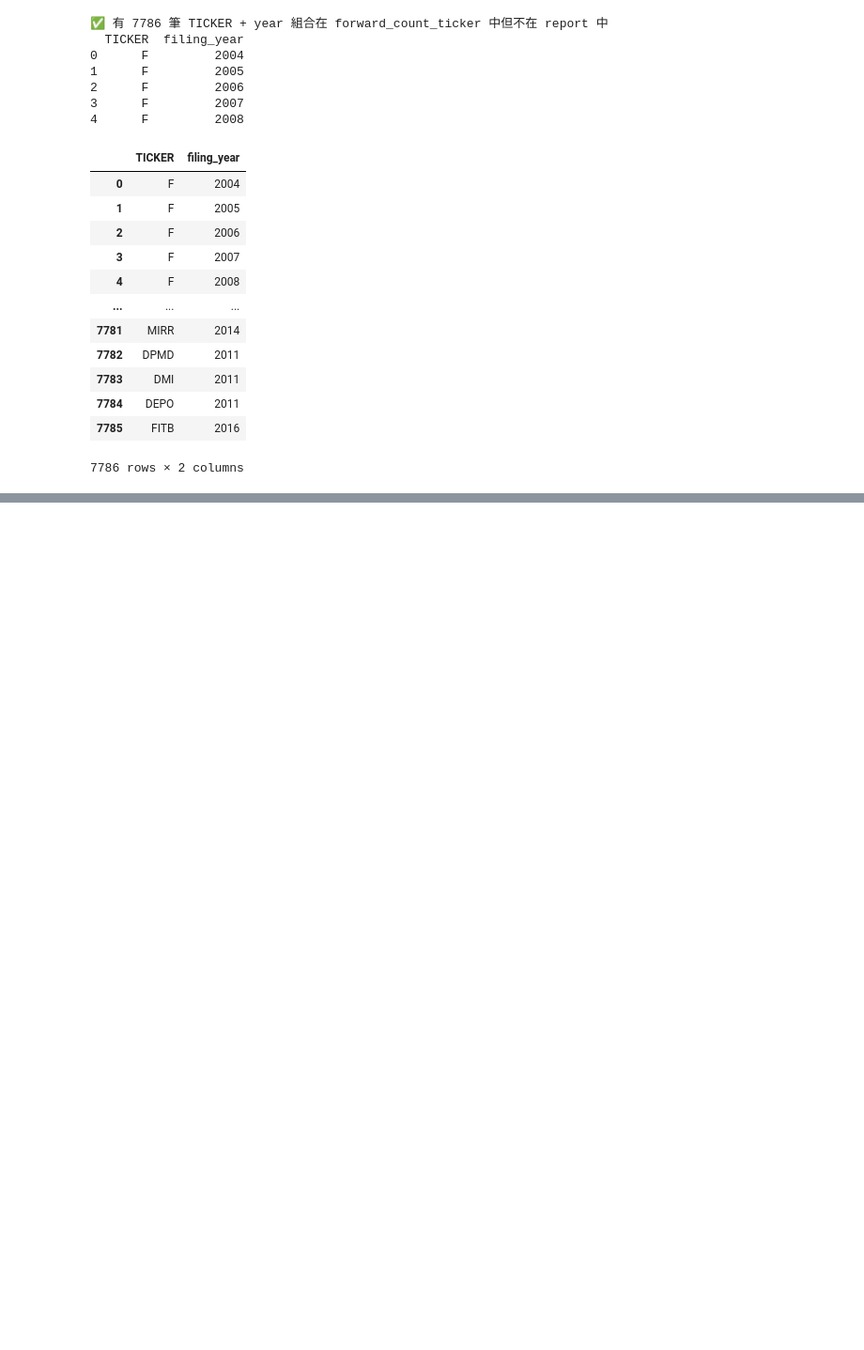
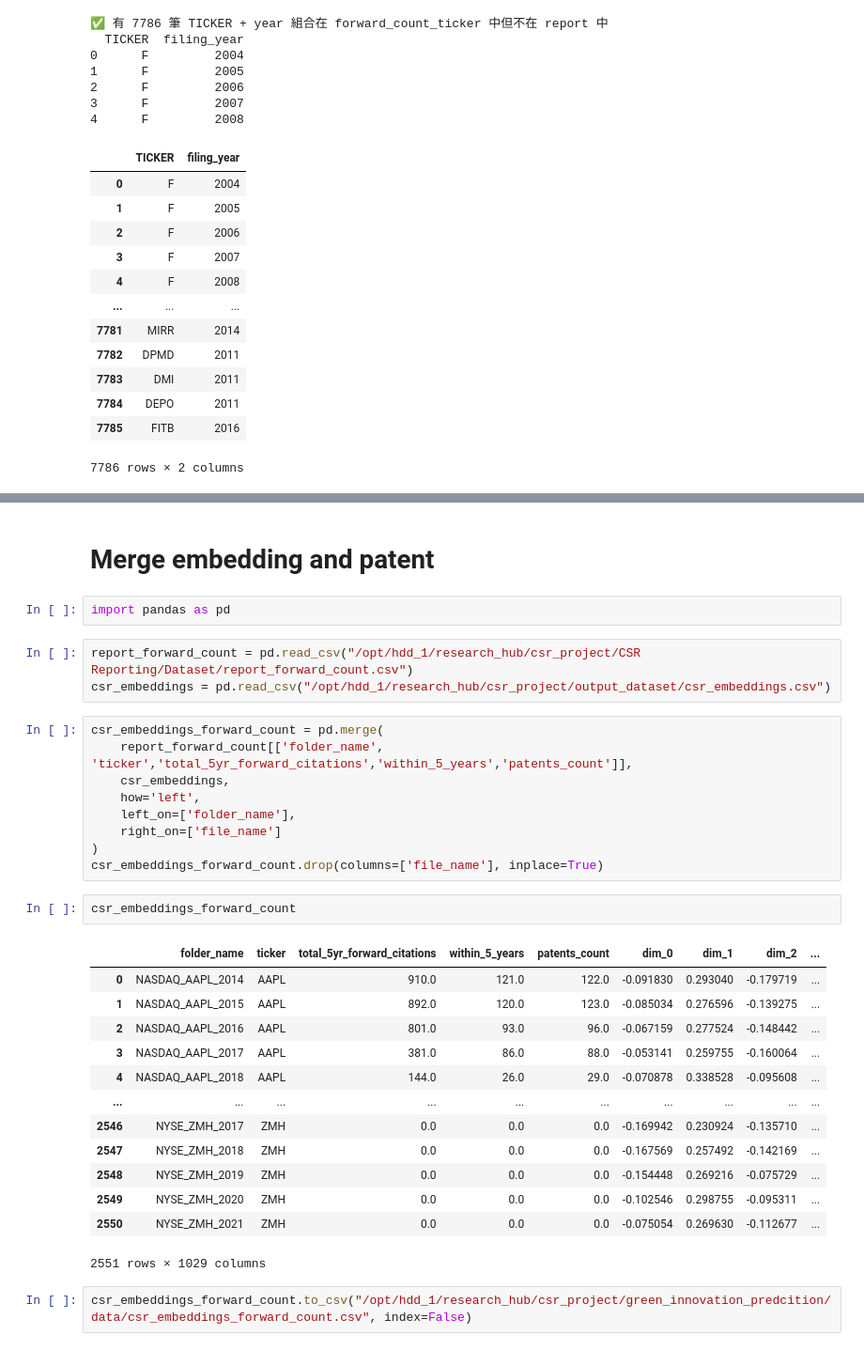
Before and after one commit to 10youting01/Green-innovation, a Jupyter notebook: prepossess_green_patent/merge_ticker_to_data.ipynb, the cells around one changed output, grey strips where cells are left out. Shown at 94% size. Cells and saved outputs as stored; diff of their text form; blank space fills up the shorter version.

Commit message:
(Merge) Implement feature X to enhance user experience and optimize performance

```diff
--- a/prepossess_green_patent/merge_ticker_to_data.ipynb
+++ b/prepossess_green_patent/merge_ticker_to_data.ipynb
@@ -500,0 +597,34 @@ print(missing_ticker_df.head())
+# %% [markdown]
+# Merge embedding and patent
+# %%
+import pandas as pd
+# %%
+report_forward_count = pd.read_csv("/opt/hdd_1/research_hub/csr_project/CSR Reporting/Dataset/report_forward_count.csv")
+csr_embeddings = pd.read_csv("/opt/hdd_1/research_hub/csr_project/output_dataset/csr_embeddings.csv")
+# %%
+csr_embeddings_forward_count = pd.merge(
+    report_forward_count[['folder_name', 'ticker','total_5yr_forward_citations','within_5_years','patents_count']],
+    csr_embeddings,
+    how='left',
+    left_on=['folder_name'],
+    right_on=['file_name']
+)
+csr_embeddings_forward_count.drop(columns=['file_name'], inplace=True)
+# %%
+csr_embeddings_forward_count
+# %% [output]
+|  | folder_name | ticker | total_5yr_forward_citations | within_5_years | patents_count | dim_0 | dim_1 | dim_2 | ... |
+| 0 | NASDAQ_AAPL_2014 | AAPL | 910.0 | 121.0 | 122.0 | -0.091830 | 0.293040 | -0.179719 | ... |
+| 1 | NASDAQ_AAPL_2015 | AAPL | 892.0 | 120.0 | 123.0 | -0.085034 | 0.276596 | -0.139275 | ... |
+| 2 | NASDAQ_AAPL_2016 | AAPL | 801.0 | 93.0 | 96.0 | -0.067159 | 0.277524 | -0.148442 | ... |
+| 3 | NASDAQ_AAPL_2017 | AAPL | 381.0 | 86.0 | 88.0 | -0.053141 | 0.259755 | -0.160064 | ... |
+| 4 | NASDAQ_AAPL_2018 | AAPL | 144.0 | 26.0 | 29.0 | -0.070878 | 0.338528 | -0.095608 | ... |
+| ... | ... | ... | ... | ... | ... | ... | ... | ... | ... |
+| 2546 | NYSE_ZMH_2017 | ZMH | 0.0 | 0.0 | 0.0 | -0.169942 | 0.230924 | -0.135710 | ... |
+| 2547 | NYSE_ZMH_2018 | ZMH | 0.0 | 0.0 | 0.0 | -0.167569 | 0.257492 | -0.142169 | ... |
+| 2548 | NYSE_ZMH_2019 | ZMH | 0.0 | 0.0 | 0.0 | -0.154448 | 0.269216 | -0.075729 | ... |
+| 2549 | NYSE_ZMH_2020 | ZMH | 0.0 | 0.0 | 0.0 | -0.102546 | 0.298755 | -0.095311 | ... |
+| 2550 | NYSE_ZMH_2021 | ZMH | 0.0 | 0.0 | 0.0 | -0.075054 | 0.269630 | -0.112677 | ... |
+2551 rows × 1029 columns
+# %%
+csr_embeddings_forward_count.to_csv("/opt/hdd_1/research_hub/csr_project/green_innovation_predcition/data/csr_embeddings_forward_count.csv", index=False)
```
Also changed, not shown: parts of 11 cells of this notebook.
